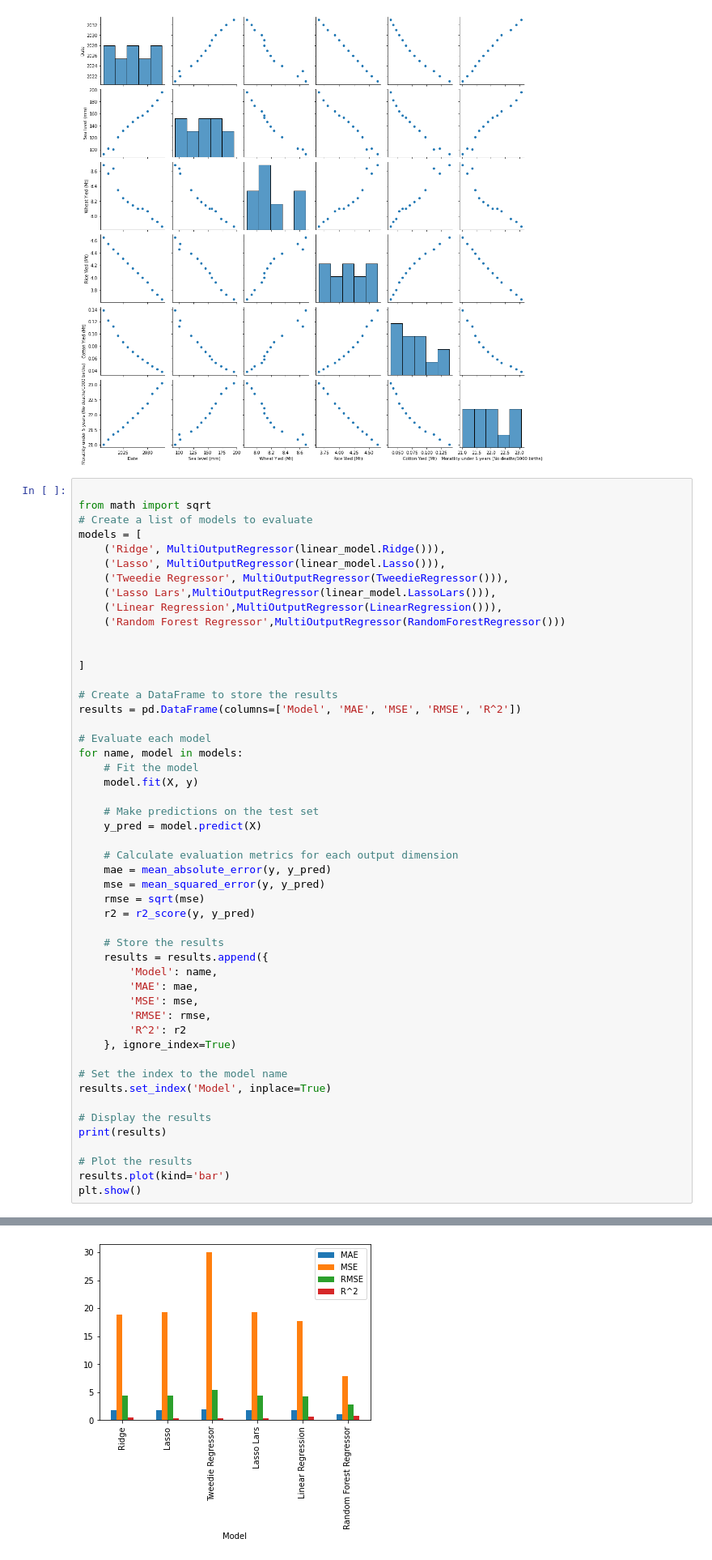
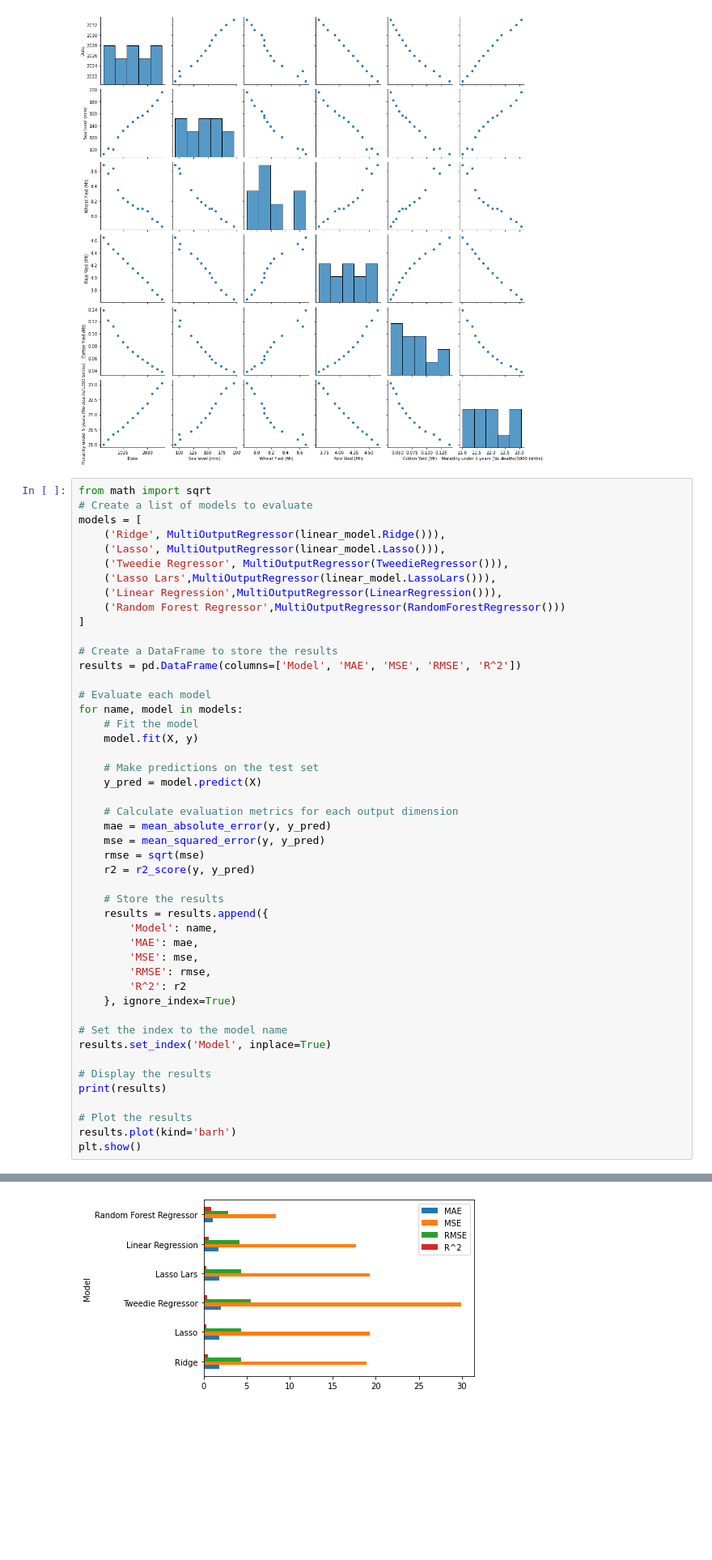
Before and after one commit to azizibahram/climate-change-mina, a Jupyter notebook: ClimateImpact.ipynb, the cells around one changed output, grey strips where cells are left out. Shown at 81% size. Saved outputs shown, nothing was run; the diff lists cells and outputs as text; blank space fills up the shorter version.

```diff
--- a/ClimateImpact.ipynb
+++ b/ClimateImpact.ipynb
@@ -462,7 +462,6 @@ sns.pairplot(df_pred[['Date','Sea level (mm)', 'Wheat Yied (Mt)',
 <seaborn.axisgrid.PairGrid at 0x...>
 [figure]
 # %%
-
 from math import sqrt
 # Create a list of models to evaluate
 models = [
@@ -472,8 +471,6 @@ models = [
     ('Lasso Lars',MultiOutputRegressor(linear_model.LassoLars())),
     ('Linear Regression',MultiOutputRegressor(LinearRegression())),
     ('Random Forest Regressor',MultiOutputRegressor(RandomForestRegressor()))
-
-
 ]
 
 # Create a DataFrame to store the results
@@ -509,7 +506,7 @@ results.set_index('Model', inplace=True)
 print(results)
 
 # Plot the results
-results.plot(kind='bar')
+results.plot(kind='barh')
 plt.show()
 # %% [output]
                               MAE        MSE      RMSE       R^2
@@ -523 +520 @@ Random Forest Regressor  1.021134   7.869373   2.80524  0.853577
-[figure, old version]
+[figure, new version]
```
Also changed, not shown: parts of 1 cell of this notebook, 9 other files.
